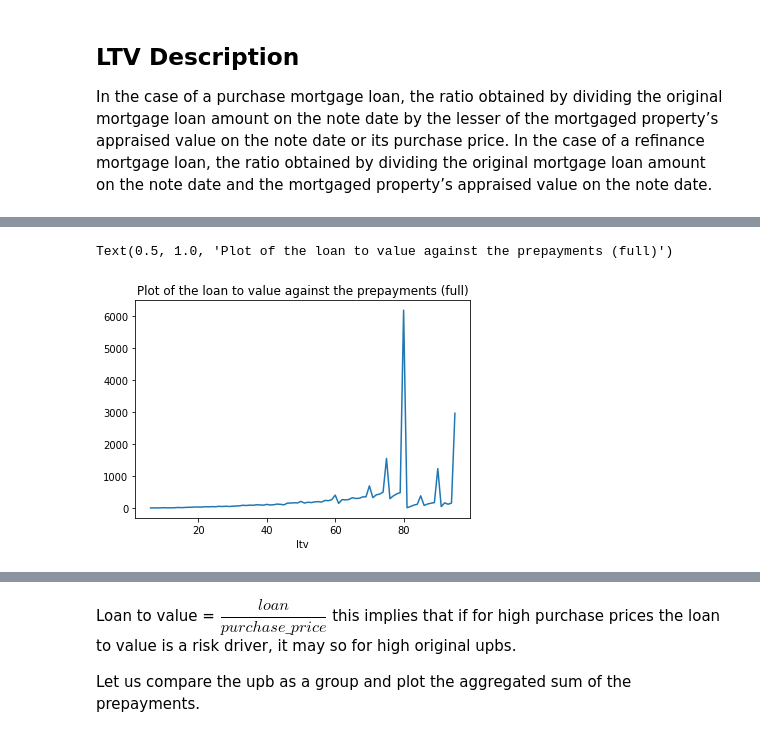
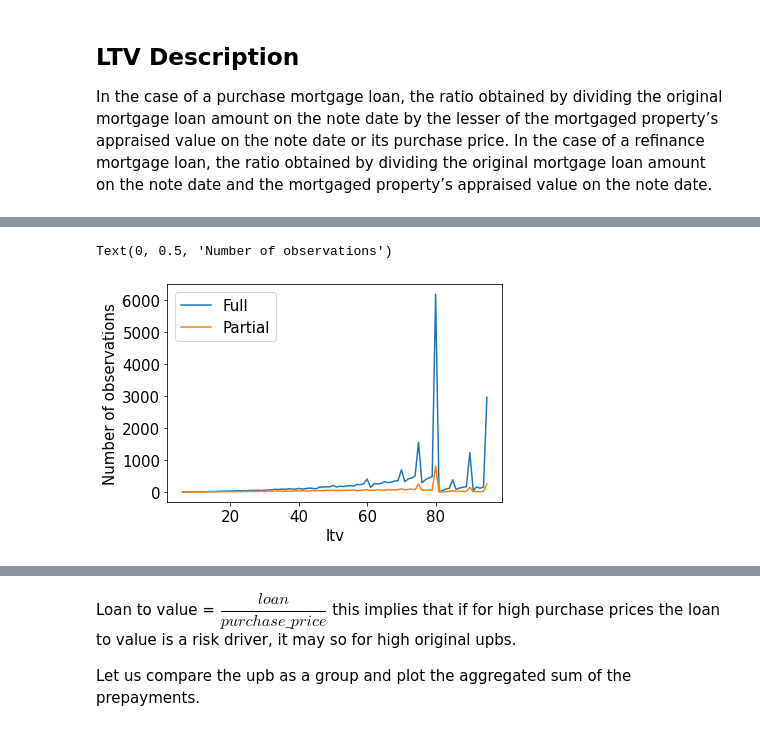
Before and after one commit to RaoulRoest/MDA_Deloitte_project, a Jupyter notebook: JupyterNotebooks/ltv_analysis.ipynb, the cells around one changed output, grey strips where cells are left out. Saved outputs shown, nothing was run; the diff lists cells and outputs as text; code cells hidden in the pictures.

```diff
--- a/JupyterNotebooks/ltv_analysis.ipynb
+++ b/JupyterNotebooks/ltv_analysis.ipynb
@@ -65,6 +74,11 @@ the original mortgage loan amount on the note date and the
 mortgaged property’s appraised value on the note date.
 # %%
 dfTakeALook = dfTakeALook.sort_values("ltv")
+Full=dfTakeALook["prepayment_type"]==2
+Partial=dfTakeALook["prepayment_type"]==1
+dfTakeALook["Full"]=Full
+dfTakeALook["Partial"]=Partial
 dfGrouped = dfTakeALook.groupby("ltv")
 dfCumSum = dfGrouped.cumsum()
 dfSum = dfGrouped.sum()
+dfSum
@@ -71,7 +100,15 @@ dfSum = dfGrouped.sum()
+# %%
+fig, ax = plt.subplots()
+mpl.rcParams['font.size']=15
+dfSum["Full"].plot(ax=ax)
+dfSum["Partial"].plot(ax=ax)
+#ax.set_title("Plot of the loan to value \n against the prepayments")
+ax.legend(["Full","Partial"])
+plt.ylabel("Number of observations")
+# %% [output]
+Text(0, 0.5, 'Number of observations')
+[figure, added]
 # %%
-fig, ax = plt.subplots()
-dfSum[ColumnNames.Full].plot(ax=ax)
-ax.set_title("Plot of the loan to value against the prepayments (full)")
+#fig, ax = plt.subplots()
+#dfSum[ColumnNames.Partial].plot(ax=ax)
+#ax.set_title("Plot of the loan to value against the prepayments (partial)")
-# %% [output]
-Text(0.5, 1.0, 'Plot of the loan to value against the prepayments (full)')
-[figure, removed]
```
Also changed, not shown: parts of 14 cells of this notebook, 9 other files.
